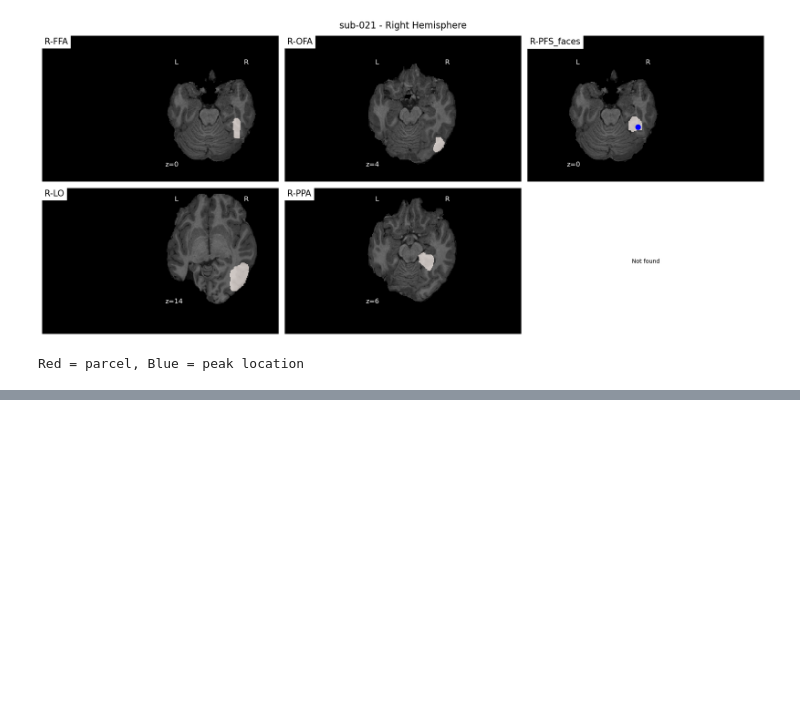
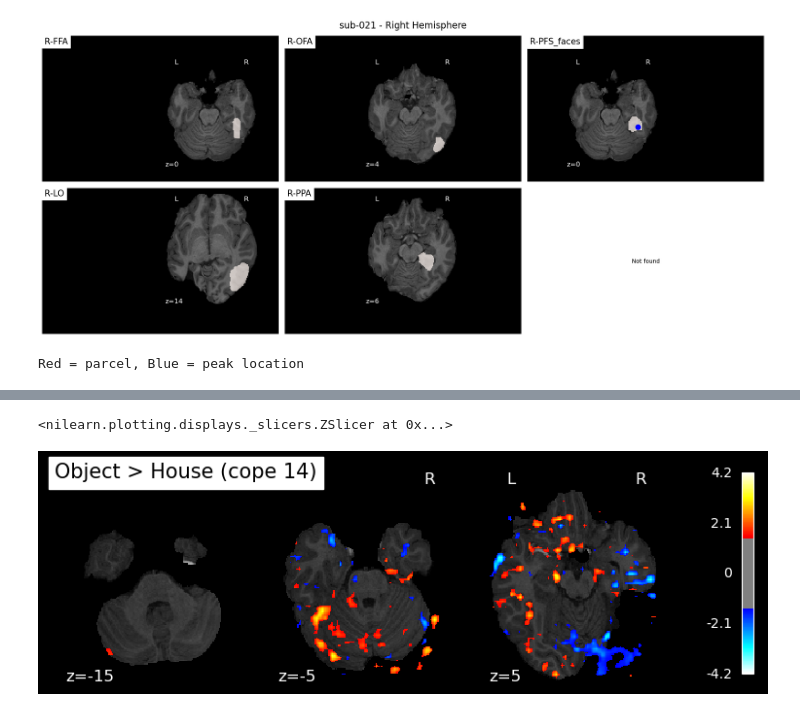
Before and after one commit to cnsimmons/long_pt, a Jupyter notebook: B_analyses/01_create_functional_rois.ipynb, the cells around one changed output, grey strips where cells are left out. Drawn from its saved outputs; the diff is of its cells as text; code cells hidden in the pictures; blank space fills up the shorter version.

```diff
--- a/B_analyses/01_create_functional_rois.ipynb
+++ b/B_analyses/01_create_functional_rois.ipynb
@@ -758,3 +758,16 @@ PFS_objects:
   LOO variability: 0.43 mm
   Number of LOO peaks: 3
   Status: ✓ Stable
+# %%
+# Visualize cope 14 (Object>House)
+subject_id = 'sub-004'
+zstat_file = BASE_DIR / subject_id / 'ses-01' / 'derivatives' / 'fsl' / 'loc' / \
+             'run-01' / '1stLevel.feat' / 'reg_standard' / 'stats' / 'zstat14.nii.gz'
+anat_file = BASE_DIR / subject_id / 'ses-01' / 'anat' / f'{subject_id}_ses-01_T1w_brain.nii.gz'
+
+plotting.plot_stat_map(zstat_file, bg_img=anat_file, threshold=1.5,
+                       display_mode='z', cut_coords=[-15, -5, 5],
+                       title='Object > House (cope 14)')
+# %% [output]
+<nilearn.plotting.displays._slicers.ZSlicer at 0x...>
+[figure, added]
```
Also changed, not shown: parts of 6 cells of this notebook, 5 other files.
